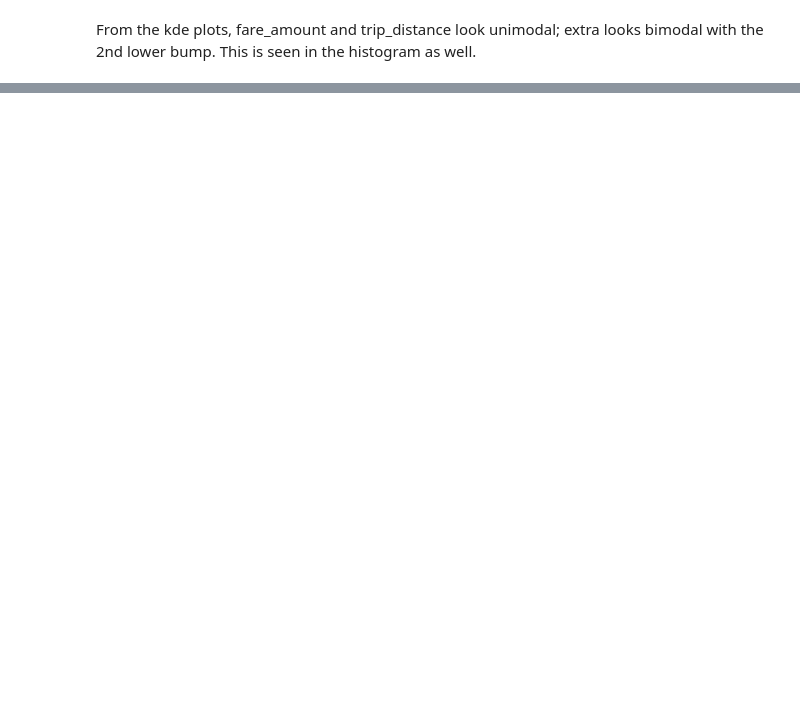
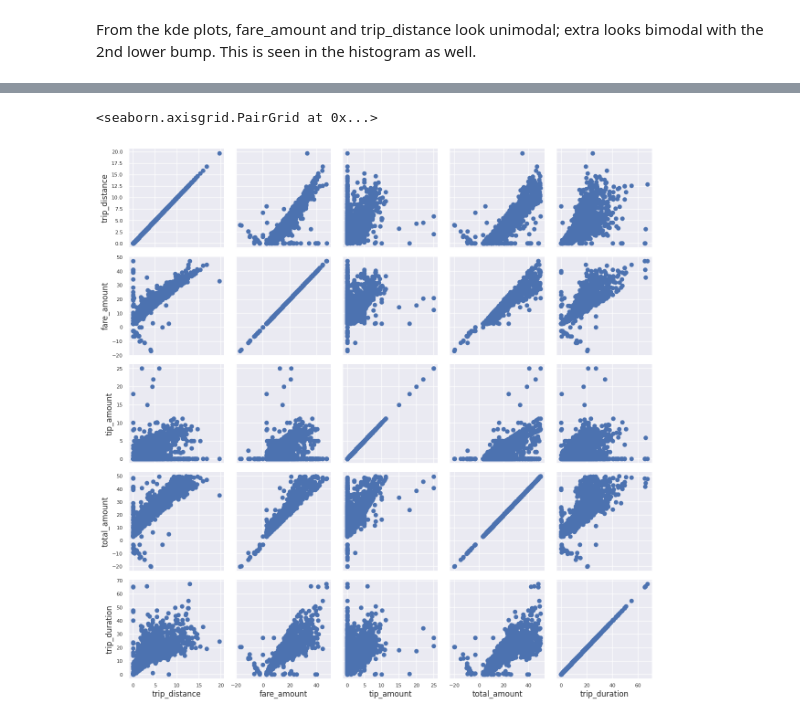
Before and after one commit to seecode4/seeRepo1, a Jupyter notebook: Student_MLE_MiniProject_EDA.ipynb, the cells around one changed output, grey strips where cells are left out. Cells and saved outputs as stored; diff of their text form; code cells hidden in the pictures; blank space fills up the shorter version.

```diff
--- a/Student_MLE_MiniProject_EDA.ipynb
+++ b/Student_MLE_MiniProject_EDA.ipynb
@@ -403,0 +430,7 @@ From the kde plots, fare_amount and trip_distance look unimodal; extra looks bim
+# %%
+# crate pairwise scatter plot based on df_trips_do
+g = sns.PairGrid(df_trips_do)
+g.map(plt.scatter)
+# %% [output]
+<seaborn.axisgrid.PairGrid at 0x...>
+[figure, added]
```
Also changed, not shown: parts of 7 cells of this notebook.
